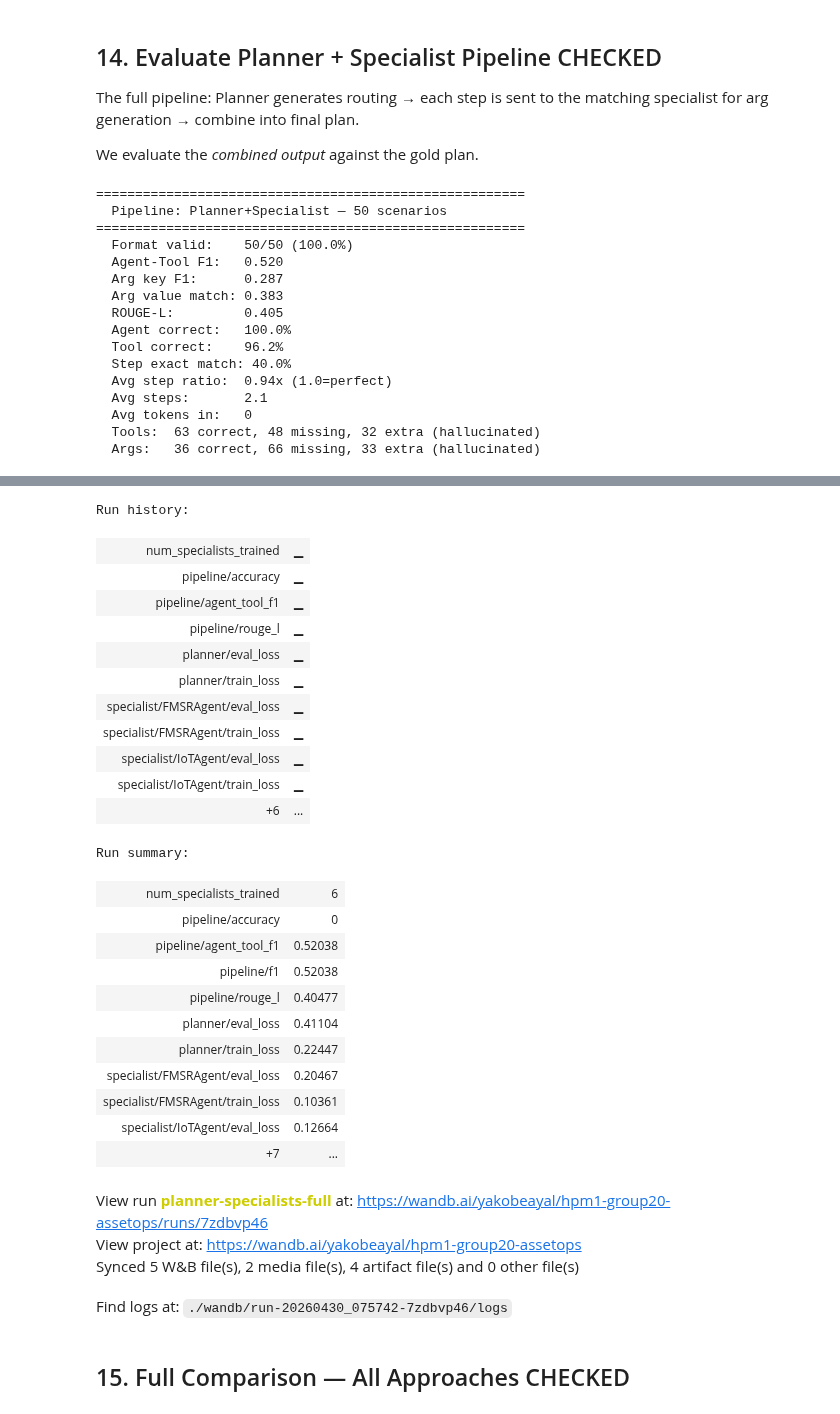
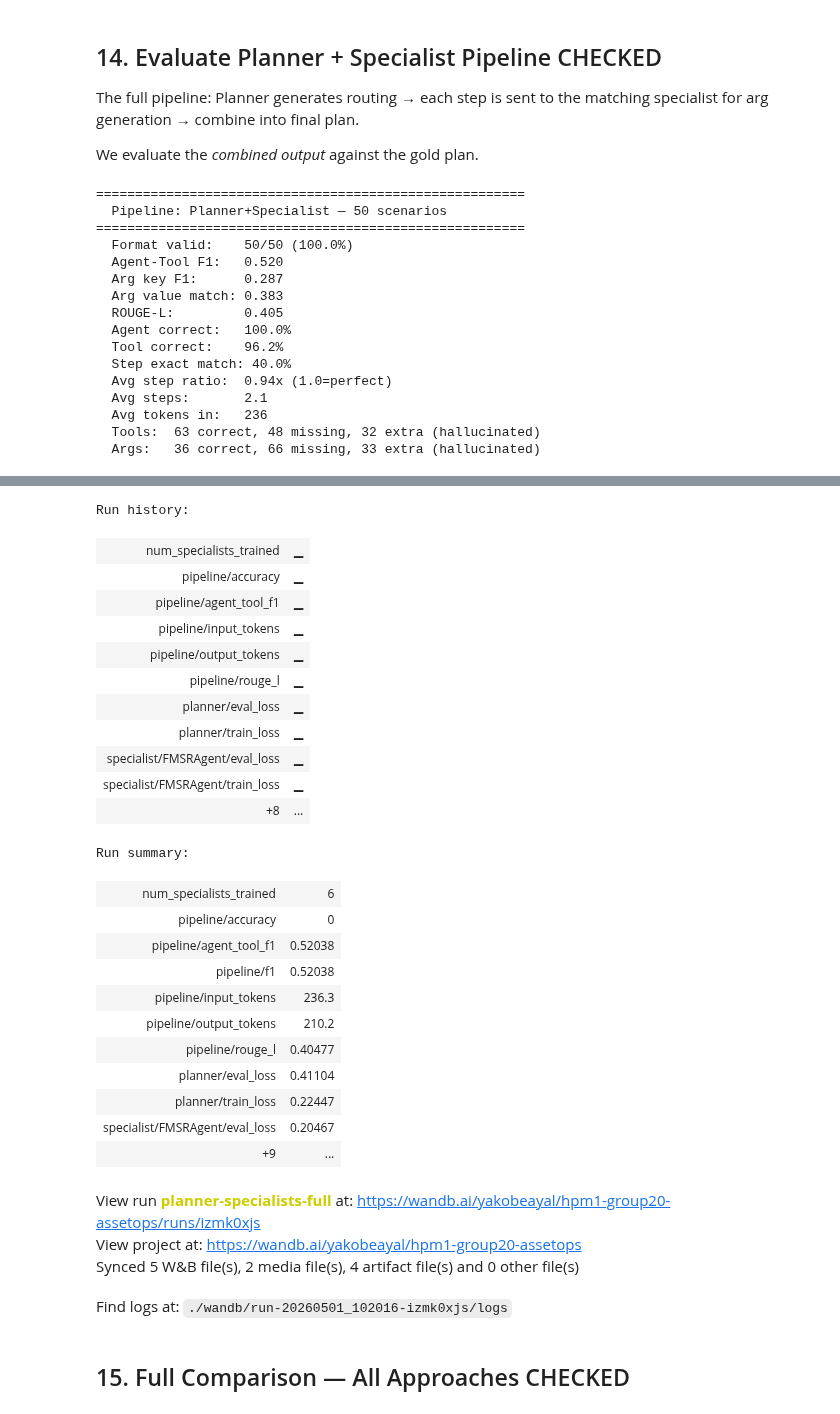
Before and after one commit to YuvalShemla/hpml-2026-project, a Jupyter notebook: notebook/tasks/TODO_Task_2_Full_Training_Run-4.ipynb, the cells around one changed output, grey strips where cells are left out. Saved outputs shown, nothing was run; the diff lists cells and outputs as text; code cells hidden in the pictures.

Commit message:
fixed the wandb logging problem for specialst training

```diff
--- a/notebook/tasks/TODO_Task_2_Full_Training_Run-4.ipynb
+++ b/notebook/tasks/TODO_Task_2_Full_Training_Run-4.ipynb
@@ -1649,6 +1651,9 @@ for sc in tqdm(eval_scenarios, desc="Eval (Planner+Specialist pipeline)"):
     planner_r = [r for r in planner_blind_results if r["id"] == sc["id"]]
     if not planner_r:
         continue
+
+    total_input_tokens = planner_r[0].get("input_tokens", 0)
+    total_output_tokens = planner_r[0].get("output_tokens", 0)
 
     planner_output = planner_r[0]["generated"]
     planner_steps = parse_plan(planner_output)
@@ -1681,6 +1686,8 @@ for sc in tqdm(eval_scenarios, desc="Eval (Planner+Specialist pipeline)"):
             input_ids = tokenized["input_ids"].to(spec.device)
             attention_mask = tokenized["attention_mask"].to(spec.device)
 
+            total_input_tokens += input_ids.shape[1]
+
             with torch.no_grad():
                 out = spec.generate(
                     input_ids=input_ids,
@@ -1691,6 +1698,8 @@ for sc in tqdm(eval_scenarios, desc="Eval (Planner+Specialist pipeline)"):
                     do_sample=True,
                     pad_token_id=tokenizer.pad_token_id or tokenizer.eos_token_id
                 )
+
+            total_output_tokens += out.shape[1] - input_ids.shape[1]
 
             spec_output = tokenizer.decode(
                 out[0][input_ids.shape[1]:],
@@ -1727,6 +1736,8 @@ for sc in tqdm(eval_scenarios, desc="Eval (Planner+Specialist pipeline)"):
         "type": sc.get("type", ""),
         "generated": combined_plan[:2000],
         "mode": "pipeline",
+        "input_tokens": total_input_tokens,
+        "output_tokens": total_output_tokens,
     })
 
     pipeline_results.append(metrics)
@@ -1741,65 +1752,71 @@ df = pd.DataFrame({
     "rouge_l": [r["rouge_l"] for r in pipeline_results],
     "num_steps": [r["num_steps"] for r in pipeline_results],
     "type": [r.get("type", "") for r in pipeline_results],
+    "input_tokens": [r.get("input_tokens", 0) for r in pipeline_results],
+    "output_tokens": [r.get("output_tokens", 0) for r in pipeline_results],
 })
 
 wandb.log({
     "pipeline/agent_tool_f1": pipeline_summary["avg_agent_tool_f1"],
     "pipeline/accuracy": pipeline_summary.get("accuracy", 0),
     "pipeline/rouge_l": pipeline_summary.get("avg_rouge_l", 0),
+    "pipeline/input_tokens": pipeline_summary.get("avg_input_tokens", 0),
+    "pipeline/output_tokens": pipeline_summary.get("avg_output_tokens", 0),
     "tables/pipeline_results": wandb.Table(dataframe=df),
 })
 
 wandb.summary["pipeline/f1"] = pipeline_summary["avg_agent_tool_f1"]
 wandb.summary["pipeline/accuracy"] = pipeline_summary.get("accuracy", 0)
+wandb.summary["pipeline/input_tokens"] = pipeline_summary.get("avg_input_tokens", 0)
+wandb.summary["pipeline/output_tokens"] = pipeline_summary.get("avg_output_tokens", 0)
 
 wandb.finish()
 # %% [output]
 =======================================================
   Pipeline: Planner+Specialist — 50 scenarios
 =======================================================
   Format valid:    50/50 (100.0%)
   Agent-Tool F1:   0.520
   Arg key F1:      0.287
   Arg value match: 0.383
   ROUGE-L:         0.405
   Agent correct:   100.0%
   Tool correct:    96.2%
   Step exact match: 40.0%
   Avg step ratio:  0.94x (1.0=perfect)
   Avg steps:       2.1
-  Avg tokens in:   0
+  Avg tokens in:   236
   Tools:  63 correct, 48 missing, 32 extra (hallucinated)
   Args:   36 correct, 66 missing, 33 extra (hallucinated)
 [interactive output not drawn]
 Run history:
 | num_specialists_trained | ▁ |
 | pipeline/accuracy | ▁ |
 | pipeline/agent_tool_f1 | ▁ |
+| pipeline/input_tokens | ▁ |
+| pipeline/output_tokens | ▁ |
 | pipeline/rouge_l | ▁ |
 | planner/eval_loss | ▁ |
 | planner/train_loss | ▁ |
 | specialist/FMSRAgent/eval_loss | ▁ |
 | specialist/FMSRAgent/train_loss | ▁ |
-| specialist/IoTAgent/eval_loss | ▁ |
-| specialist/IoTAgent/train_loss | ▁ |
-| +6 | ... |
+| +8 | ... |
 Run summary:
 | num_specialists_trained | 6 |
 | pipeline/accuracy | 0 |
 | pipeline/agent_tool_f1 | 0.52038 |
 | pipeline/f1 | 0.52038 |
+| pipeline/input_tokens | 236.3 |
+| pipeline/output_tokens | 210.2 |
 | pipeline/rouge_l | 0.40477 |
 | planner/eval_loss | 0.41104 |
 | planner/train_loss | 0.22447 |
 | specialist/FMSRAgent/eval_loss | 0.20467 |
-| specialist/FMSRAgent/train_loss | 0.10361 |
-| specialist/IoTAgent/eval_loss | 0.12664 |
-| +7 | ... |
+| +9 | ... |
-View run planner-specialists-full at: https://wandb.ai/yakobeayal/hpm1-group20-assetops/runs/7zdbvp46
+View run planner-specialists-full at: https://wandb.ai/yakobeayal/hpm1-group20-assetops/runs/izmk0xjs
 View project at: https://wandb.ai/yakobeayal/hpm1-group20-assetops
 Synced 5 W&B file(s), 2 media file(s), 4 artifact file(s) and 0 other file(s)
-Find logs at: ./wandb/run-20260430_075742-7zdbvp46/logs
+Find logs at: ./wandb/run-20260501_102016-izmk0xjs/logs
 # %% [markdown]
 ## 15. Full Comparison — All Approaches CHECKED
 # %%
```
Also changed, not shown: parts of 16 cells of this notebook.
